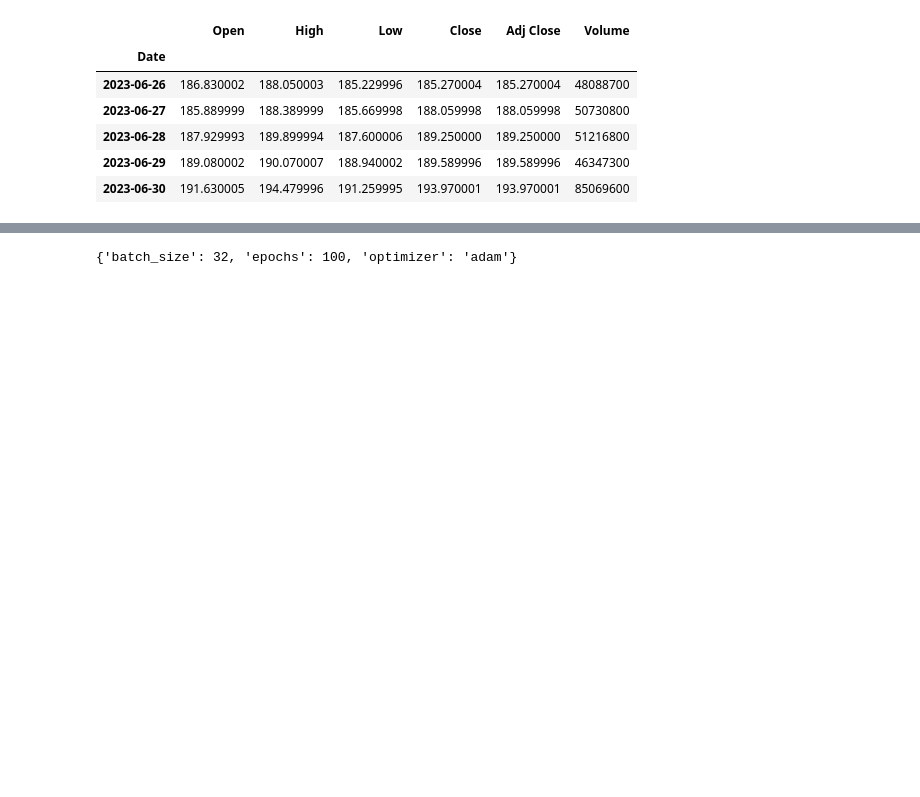
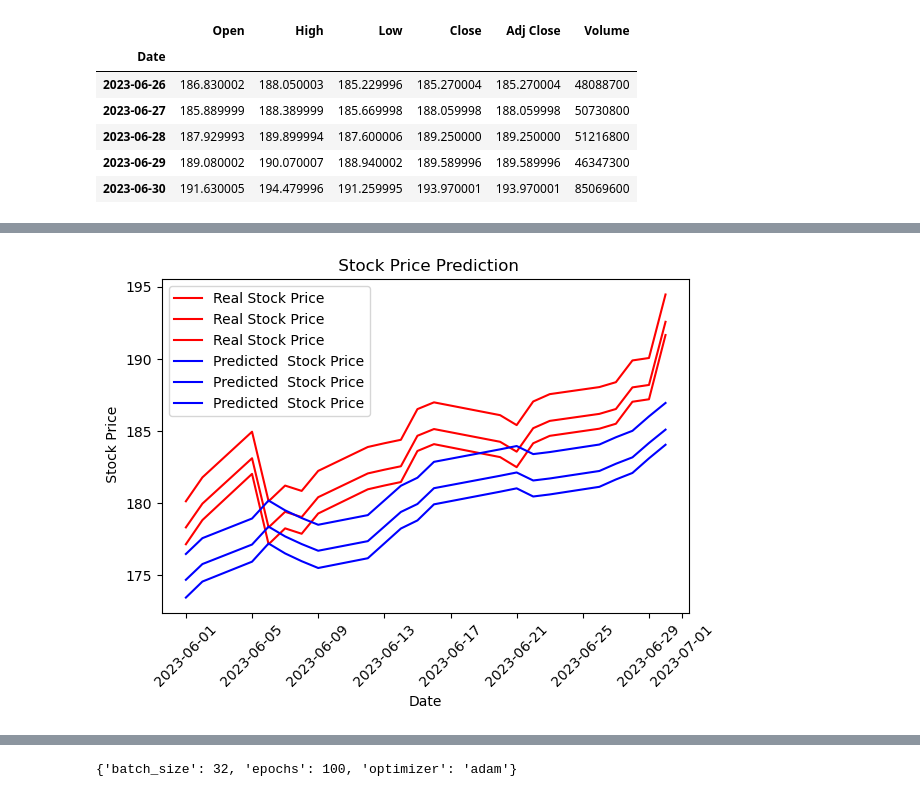
Before and after one commit to Jasper-Lizelin/FinalProject, a Jupyter notebook: timeseries Forecasting.ipynb, the cells around one changed output, grey strips where cells are left out. Cells and saved outputs as stored; diff of their text form; code cells hidden in the pictures; blank space fills up the shorter version.

```diff
--- a/timeseries Forecasting.ipynb
+++ b/timeseries Forecasting.ipynb
@@ -219,0 +326,2 @@ Best parameters: [85, 0.1, 0.008930903019374672]
+# %%
+pred=scaler.inverse_transform(prediction_copies)
@@ -219,0 +348,6 @@ Best parameters: [85, 0.1, 0.008930903019374672]
+# %%
+original_copies_array = np.repeat(testY,3, axis=-1)
+
+original_copies_array.shape
+
+original=scaler.inverse_transform(np.reshape(original_copies_array,(len(testY),3)))
@@ -220,3 +374,16 @@ Best parameters: [85, 0.1, 0.008930903019374672]
+# %%
+df_dates = df.index[-len(original):]
+plt.plot(df_dates, original, color = 'red', label = 'Real Stock Price')
+plt.plot(df_dates, pred, color = 'blue', label = 'Predicted  Stock Price')
+plt.title(' Stock Price Prediction')
+plt.xlabel('Date')
+plt.ylabel(' Stock Price')
+plt.xticks(rotation=45)
+plt.legend()
+plt.tight_layout()
+plt.show()
+# %% [output]
+[figure, added]
 # %%
 grid_search = grid_search.fit(trainX,trainY)
 # %% [output]
```
Also changed, not shown: parts of 54 cells of this notebook, 4 other files.
